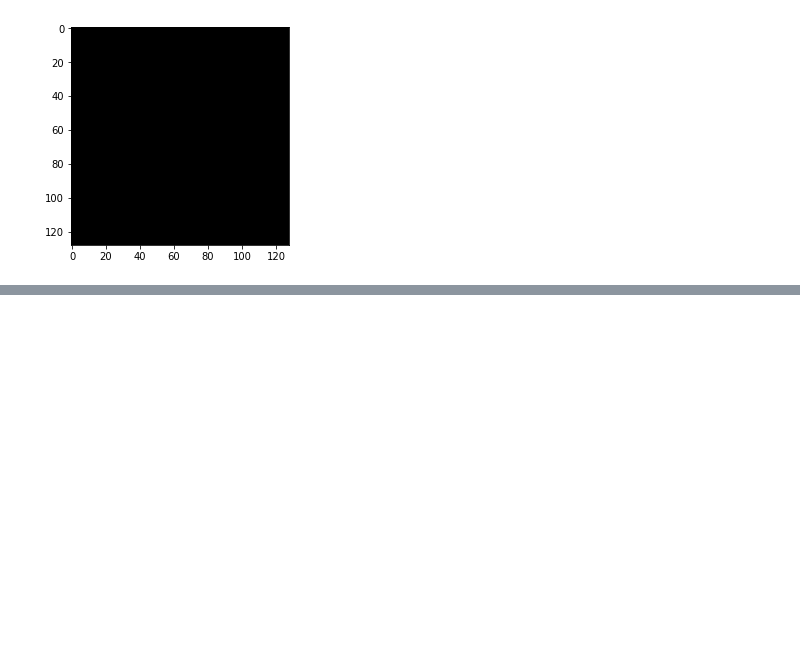
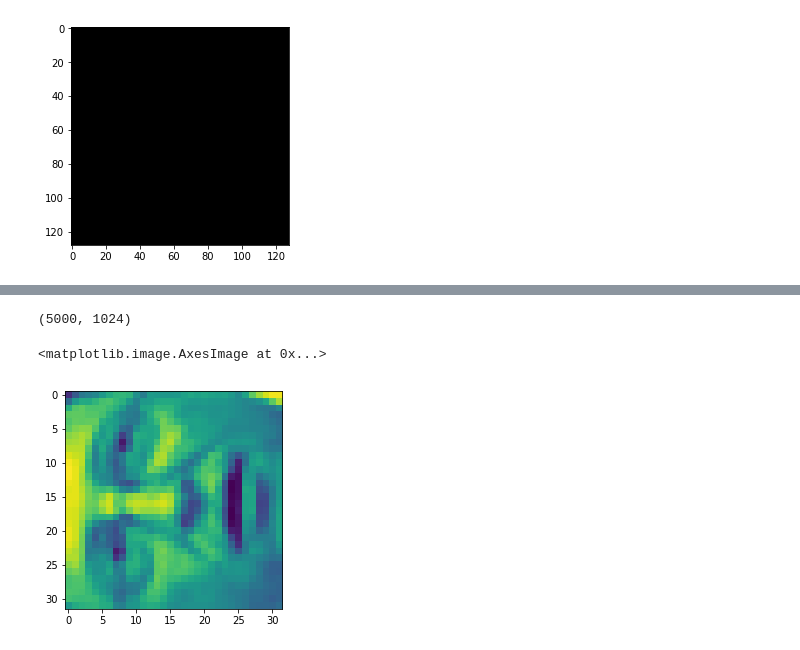
Before and after one commit to jacobskr/ML_Python, a Jupyter notebook: ML in Python Practice/Scripts/KMeansAndPCA.ipynb, the cells around one changed output, grey strips where cells are left out. Saved outputs shown, nothing was run; the diff lists cells and outputs as text; code cells hidden in the pictures; blank space fills up the shorter version.

```diff
--- a/ML in Python Practice/Scripts/KMeansAndPCA.ipynb
+++ b/ML in Python Practice/Scripts/KMeansAndPCA.ipynb
@@ -175,0 +269,14 @@ plt.imshow(X_recovered)
+# %%
+#Let's apply PCA to images of faces. This will capture the :essebce: if the image using much less data
+
+faces = loadmat('data/ex7faces.mat')
+X = faces['X']
+X.shape
+# %% [output]
+(5000, 1024)
+# %%
+face = np.reshape(X[3,:], (32, 32))
+plt.imshow(face)
+# %% [output]
+<matplotlib.image.AxesImage at 0x...>
+[figure, added]
```
Also changed, not shown: parts of 7 cells of this notebook.
